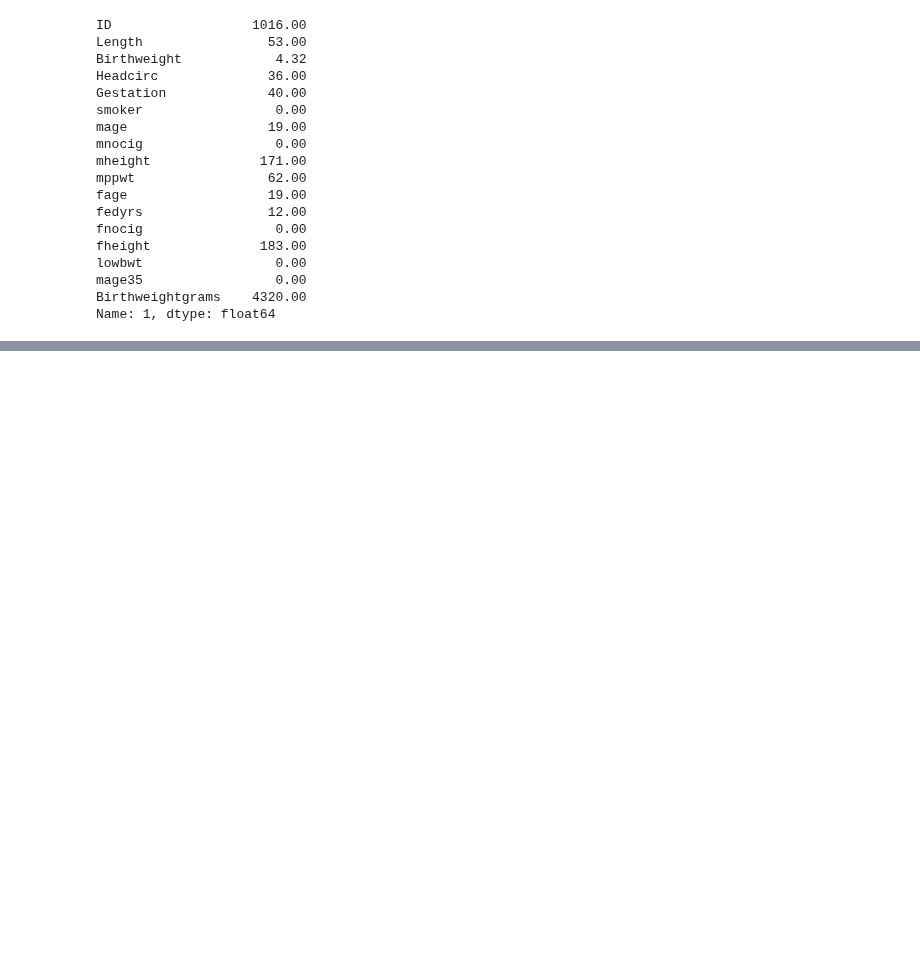
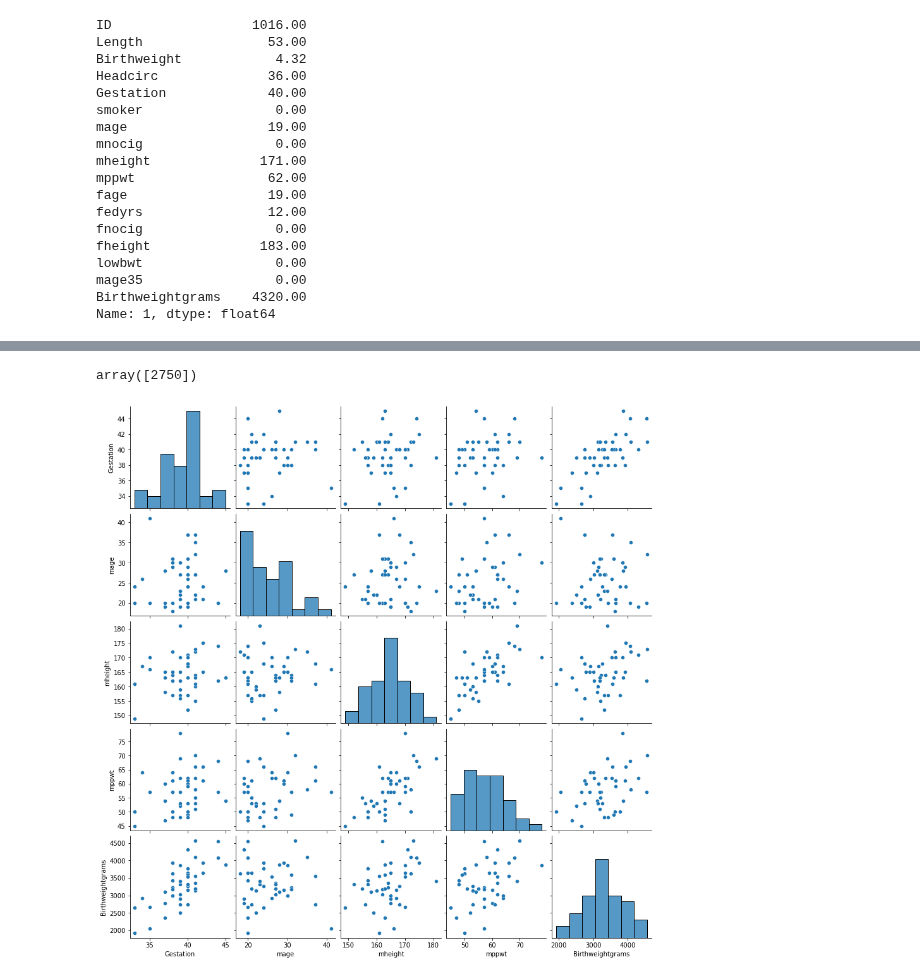
Before and after one commit to Jonathangmit/Machine-learning-and-statistics, a Jupyter notebook: Sheffield stats birth.ipynb, the cells around one changed output, grey strips where cells are left out. Saved outputs shown, nothing was run; the diff lists cells and outputs as text; code cells hidden in the pictures; blank space fills up the shorter version.

```diff
--- a/Sheffield stats birth.ipynb
+++ b/Sheffield stats birth.ipynb
@@ -190,0 +212,12 @@ array([4100])
+# %%
+knn.predict([[41,35,172,58]])
+# %% [output]
+array([2750])
+# %%
+# setting up the data for the pairplots
+bubbas= df[['Gestation','mage','mheight','mppwt','Birthweightgrams']]
+# %%
+g = sns.pairplot(data=bubbas,
+               palette=['red','blue','green'])
+# %% [output]
+[figure, added]
```
Also changed, not shown: parts of 16 cells of this notebook.
